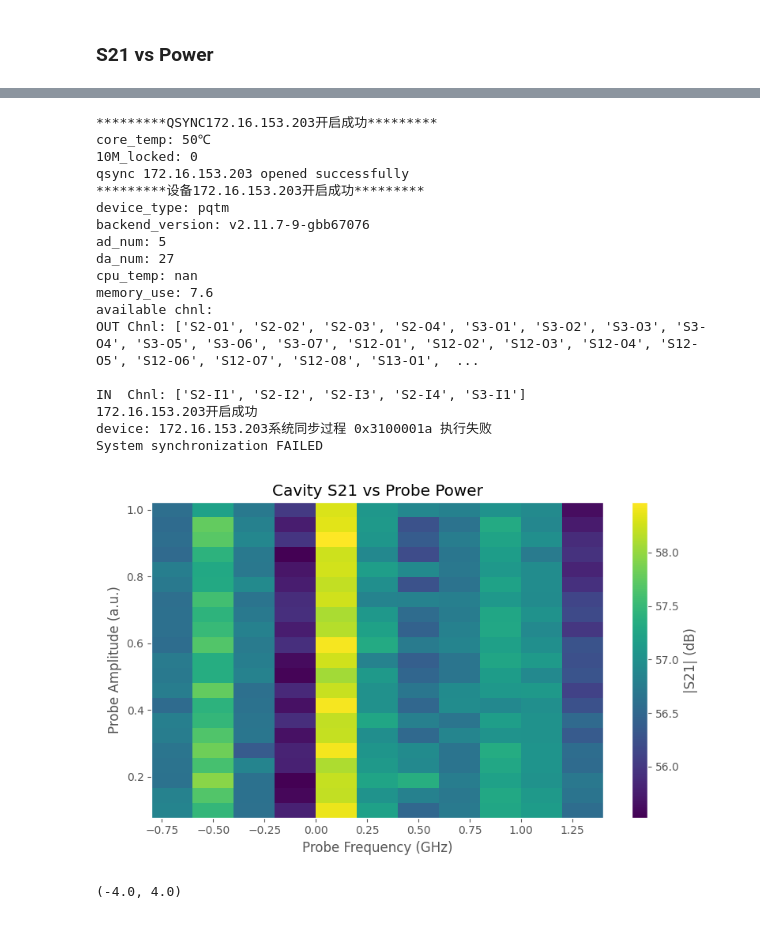
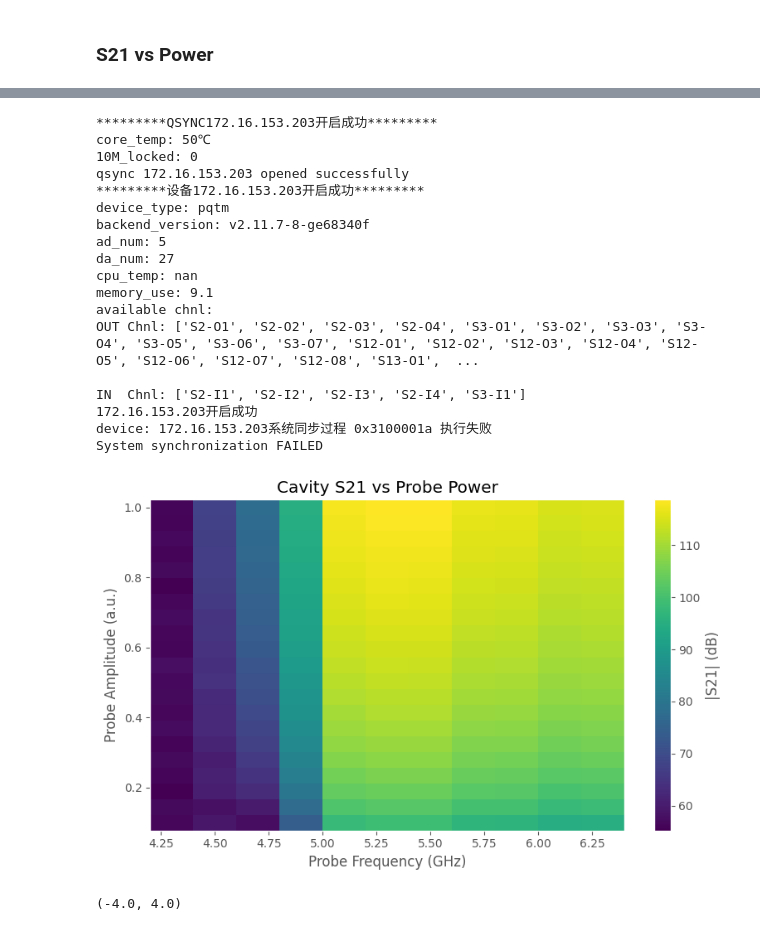
Before and after one commit to SJY0205/nslab, a Jupyter notebook: Program/Programming Guide Code.ipynb, the cells around one changed output, grey strips where cells are left out. Drawn from its saved outputs; the diff is of its cells as text; code cells hidden in the pictures.

```diff
--- a/Program/Programming Guide Code.ipynb
+++ b/Program/Programming Guide Code.ipynb
@@ -1716,7 +1599,7 @@ SHARED_DEVICE_MEM.clear_ip()
 plt.style.use('ggplot')
 
 # ---------- 1.1 Device address ----------
-device_ip = "172.16.153.203"
+deviceIP = "172.16.153.203"
 
 # ---------- 1.2 Sample-rate configuration ----------
 da_rate_rd = 8e9     # readout pulse (probe / readout)
@@ -1733,7 +1616,7 @@ da_channel_rate = {
 
 # ---------- 1.4 System parameters ----------
 sysparam = {
-    "MixMode":   1,          # DA mix mode (1: first Nyquist zone, 2: second Nyquist zone)
+    "MixMode":   2,          # DA mix mode (1: first Nyquist zone, 2: second Nyquist zone)
     "INMixMode": 2,          # AD mix mode
     "RefClock":  "out",      # MCI outputs the reference clock
     "ADrate":    ad_rate,
@@ -1746,8 +1629,8 @@ qsync_param = {
 }
 
 # ---------- 1.5 Device instantiation and synchronization ----------
-device = MCIDriver(device_ip, 40)
-qsync  = QSYNCDriver(device_ip)
+device = MCIDriver(deviceIP, 40)
+qsync  = QSYNCDriver(deviceIP)
 
 qsync.open(system_parameter=qsync_param)     # open QSYNC first (provides clock reference)
 device.open(system_parameter=sysparam)       # then open MCI
@@ -1781,8 +1665,8 @@ probe_in_ch    = "S2-I1"
 detuning_freq  = 1e6
 
 # If your setup uses low IF plus external LO, change this according to the actual IF.
-probe_freq     = 0.3e9
-xy_freq        = 0.3e9 + detuning_freq
+probe_freq     = 5.3e9
+xy_freq        = 4.3e9 + detuning_freq
 
 probe_width    = 1e-6
 xy_pulse_width = 0.5e-6
@@ -2573,7 +2436,7 @@ def program_probe_out(freq:nw.Var, time_width:nw.Var):
 @nw.kernel
 def program_probe_in(probe_width:nw.Var):
     judge_reg: nw.Reg = 0
-    nw.set_judge(1+0j, -100000000, [0,1,2,3,4,5,6,7])  # 旋转因子，判决门限，频点选择 # real[(I+jQ)(1+j0)]
+    nw.set_judge(1+0j, 100000000, [0,1,2,3,4,5,6,7])  # 旋转因子，判决门限，频点选择 # real[(I+jQ)(1+j0)]
     nw.wait_for_trigger()
     nw.wait(1e-6)
     nw.wait(100e-9)
@@ -2760,7 +2595,7 @@ def program_probe_out(probe_freq: nw.Var, probe_width: nw.Var, probe_amp: nw.Var
 probe_out_ch    = "S2-O1"                       # readout probe output channel
 probe_in_ch     = "S2-I1"                       # readout demod input channel
 
-probe_freq      = 0.3e9                         # resonator probe frequency center (Hz)
+probe_freq      = 5.3e9                         # resonator probe frequency center (Hz)
 band            = 2e9                           # sweep bandwidth (Hz)
 
 probe_freq_list = np.linspace(
@@ -2887,7 +2708,7 @@ da_channel_rate = {
 
 # ---------- 1.4 System parameters ----------
 sysparam = {
-    "MixMode":   1,          # DA mix mode (1: first Nyquist zone, 2: second Nyquist zone)
+    "MixMode":   2,          # DA mix mode (1: first Nyquist zone, 2: second Nyquist zone)
     "INMixMode": 2,          # AD mix mode
     "RefClock":  "out",      # MCI outputs the reference clock
     "ADrate":    ad_rate,
@@ -2914,11 +2735,11 @@ core_temp: 50℃
 qsync 172.16.153.203 opened successfully
 *********设备172.16.153.203开启成功*********
 device_type: pqtm
-backend_version: v2.11.7-9-gbb67076
+backend_version: v2.11.7-8-ge68340f
 ad_num: 5
 da_num: 27
 cpu_temp: nan
-memory_use: 7.6
+memory_use: 9.1
 available chnl:
 OUT Chnl: ['S2-O1', 'S2-O2', 'S2-O3', 'S2-O4', 'S3-O1', 'S3-O2', 'S3-O3', 'S3-O4', 'S3-O5', 'S3-O6', 'S3-O7', 'S12-O1', 'S12-O2', 'S12-O3', 'S12-O4', 'S12-O5', 'S12-O6', 'S12-O7', 'S12-O8', 'S13-O1',  ...
 
@@ -2976,7 +2797,7 @@ def program_probe_out(probe_freq: nw.Var, probe_width: nw.Var, probe_amp: nw.Var
 probe_out_ch     = "S2-O1"                       # readout probe output channel
 probe_in_ch      = "S2-I1"                       # readout demod input channel
 
-probe_freq       = 0.3e9                         # resonator probe frequency center (Hz)
+probe_freq       = 5.3e9                         # resonator probe frequency center (Hz)
 band             = 2e9                           # sweep bandwidth (Hz)
 
 probe_freq_list  = np.linspace(
@@ -3031,34 +2852,34 @@ for probe_amp in tqdm(probe_amp_list, desc="Power sweep"):
         qsync.set("GenerateTrig")                               # fire trigger
 
         iq_data = device.get("IQ", probe_in_ch, round(shots * cap_num))
         cap_data = iq_data[0, 0::cap_num]                       # select the first capture of each shot
 
         s21_iq_list.append(cap_data)
 
     s21_iq_power_list.append(s21_iq_list)
 
 
 # ---------- 5. Data processing and plotting ----------
 s21_iq_power_arr = np.array(s21_iq_power_list)                   # (power, freq, shots)
 s21_complex = s21_iq_power_arr.mean(axis=2)                      # -> (power, freq)
 s21_power_db = 20 * np.log10(np.abs(s21_complex))                # amplitude to dB
 
 plt.figure(figsize=(8, 5))
 plt.pcolormesh(
     probe_freq_list / 1e9,
     probe_amp_list,
     s21_power_db,
     shading="auto",
     cmap="viridis",
 )
 plt.colorbar(label="|S21| (dB)")
 plt.xlabel("Probe Frequency (GHz)")
 plt.ylabel("Probe Amplitude (a.u.)")
 plt.title("Cavity S21 vs Probe Power")
 plt.tight_layout()
 plt.show()
 # %% [output]
-[figure, old version]
+[figure, new version]
 # %%
 # 滤波器是5.2-7.8GHz，相位图正常
 plt.figure()
```
Also changed, not shown: parts of 84 cells of this notebook.
